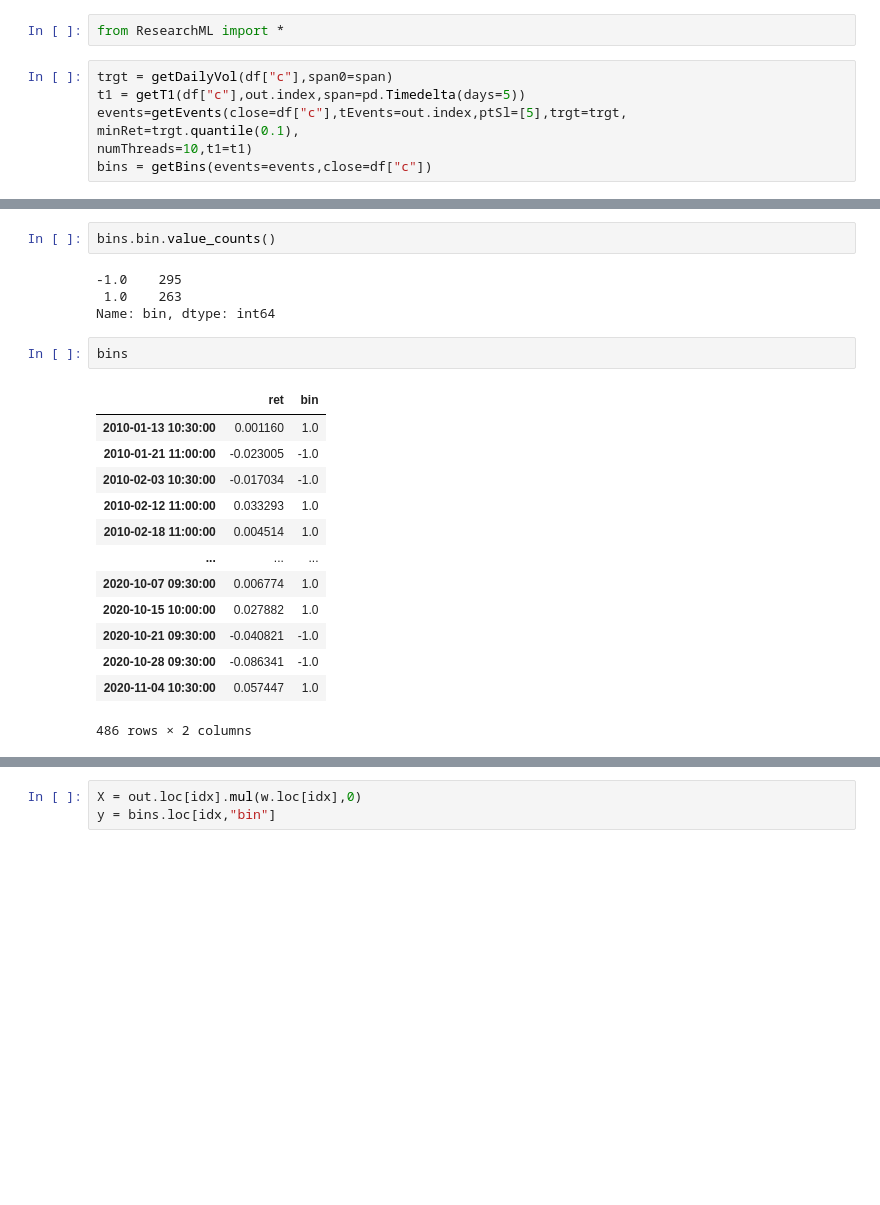
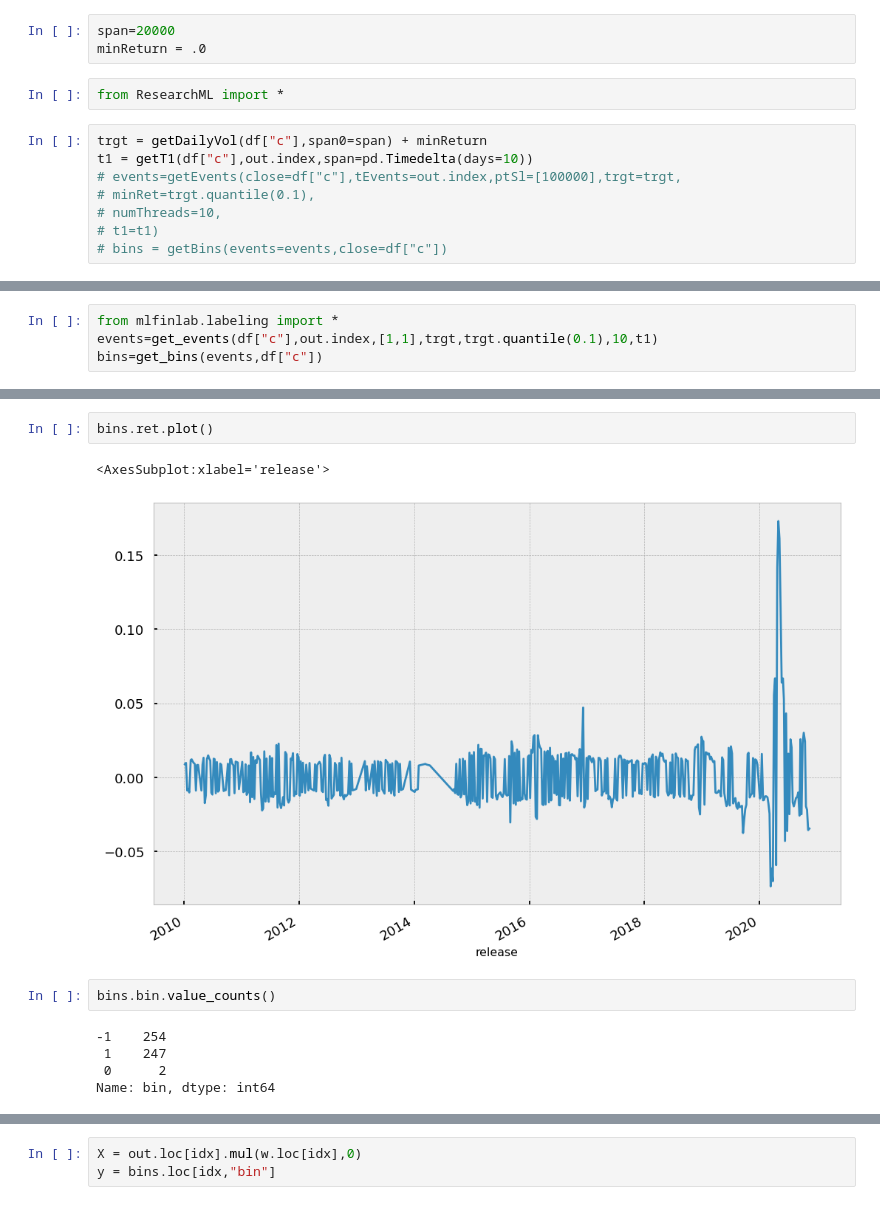
Before and after one commit to rahmatfaridi/ExplorationML, a Jupyter notebook: getEIA.ipynb, the cells around one changed output, grey strips where cells are left out. Saved outputs shown, nothing was run; the diff lists cells and outputs as text; blank space fills up the shorter version.

```diff
--- a/getEIA.ipynb
+++ b/getEIA.ipynb
@@ -473,9 +447,13 @@ span=100
+# %%
+span=20000
+minReturn = .0
 # %%
 from ResearchML import *
 # %%
-trgt = getDailyVol(df["c"],span0=span)
-t1 = getT1(df["c"],out.index,span=pd.Timedelta(days=5))
-events=getEvents(close=df["c"],tEvents=out.index,ptSl=[5],trgt=trgt,
-minRet=trgt.quantile(0.1),
-numThreads=10,t1=t1)
-bins = getBins(events=events,close=df["c"])
+trgt = getDailyVol(df["c"],span0=span) + minReturn
+t1 = getT1(df["c"],out.index,span=pd.Timedelta(days=10))
+# events=getEvents(close=df["c"],tEvents=out.index,ptSl=[100000],trgt=trgt,
+# minRet=trgt.quantile(0.1),
+# numThreads=10,
+# t1=t1)
+# bins = getBins(events=events,close=df["c"])
@@ -483,0 +460,4 @@ bins = getBins(events=events,close=df["c"])
+# %%
+from mlfinlab.labeling import *
+events=get_events(df["c"],out.index,[1,1],trgt,trgt.quantile(0.1),10,t1)
+bins=get_bins(events,df["c"])
@@ -484,25 +466,15 @@ bins = getBins(events=events,close=df["c"])
+# %%
+bins.ret.plot()
+# %% [output]
+<AxesSubplot:xlabel='release'>
+[figure, added]
 # %%
 bins.bin.value_counts()
 # %% [output]
--1.0    295
- 1.0    263
+-1    254
+ 1    247
+ 0      2
 Name: bin, dtype: int64
-# %%
-bins
-# %% [output]
-|  | ret | bin |
-| 2010-01-13 10:30:00 | 0.001160 | 1.0 |
-| 2010-01-21 11:00:00 | -0.023005 | -1.0 |
-| 2010-02-03 10:30:00 | -0.017034 | -1.0 |
-| 2010-02-12 11:00:00 | 0.033293 | 1.0 |
-| 2010-02-18 11:00:00 | 0.004514 | 1.0 |
-| ... | ... | ... |
-| 2020-10-07 09:30:00 | 0.006774 | 1.0 |
-| 2020-10-15 10:00:00 | 0.027882 | 1.0 |
-| 2020-10-21 09:30:00 | -0.040821 | -1.0 |
-| 2020-10-28 09:30:00 | -0.086341 | -1.0 |
-| 2020-11-04 10:30:00 | 0.057447 | 1.0 |
-486 rows × 2 columns
 # %%
 from mlfinlab.microstructural_features import *
 from mlfinlab.sample_weights import *
```
Also changed, not shown: parts of 29 cells of this notebook.
